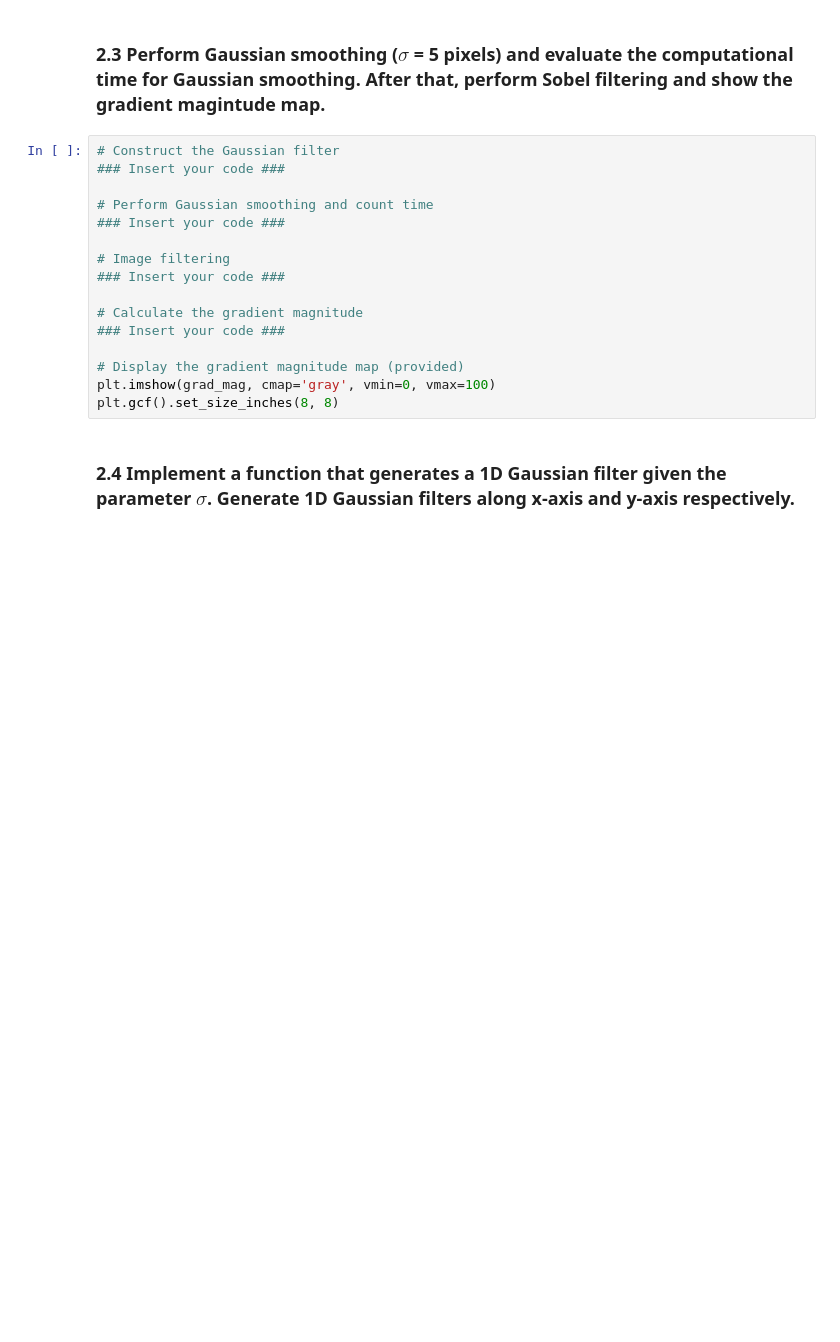
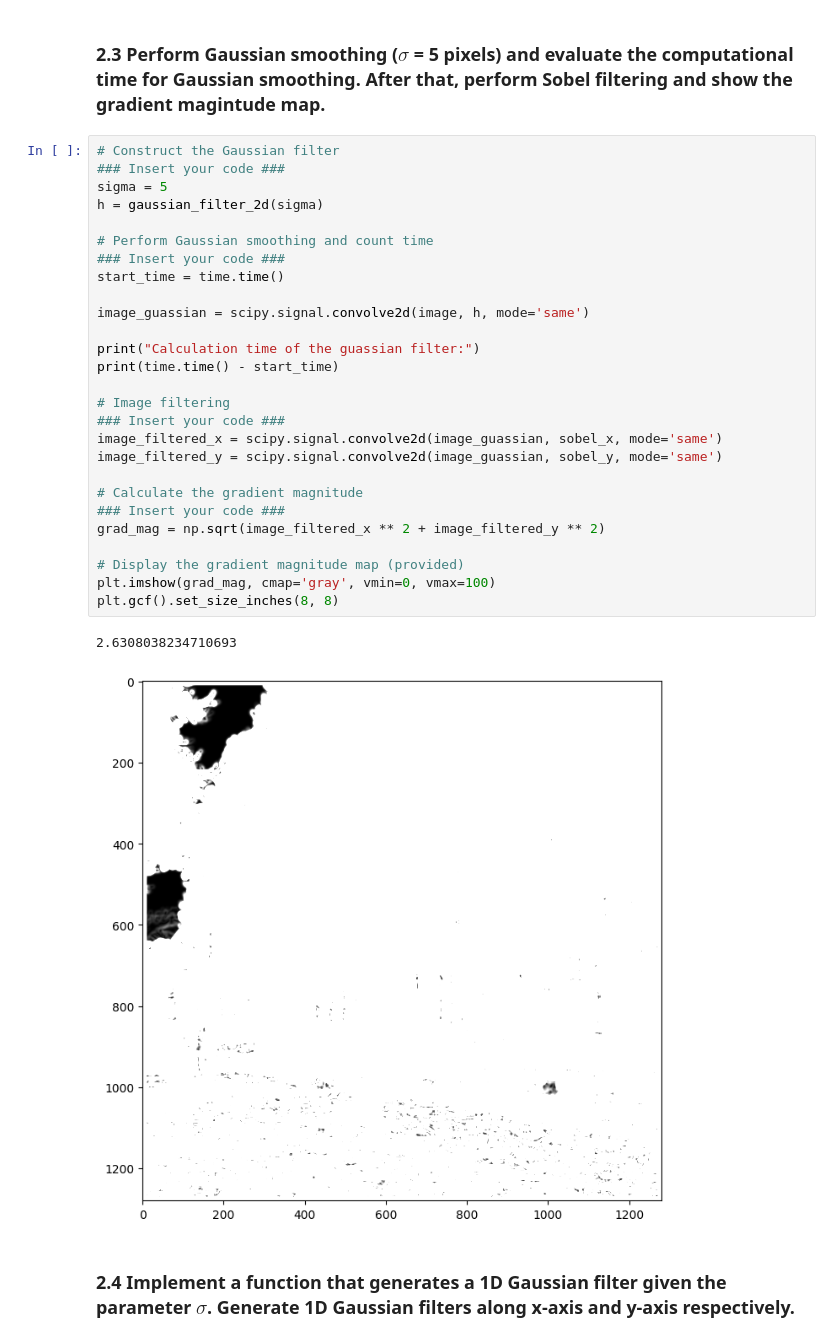
Before and after one commit to SkyCraftZheng/Computer_Vision_2024, a Jupyter notebook: coursework_01/coursework_01.ipynb, the cells around one changed output. Saved outputs shown, nothing was run; the diff lists cells and outputs as text; blank space fills up the shorter version.

```diff
--- a/coursework_01/coursework_01.ipynb
+++ b/coursework_01/coursework_01.ipynb
@@ -164,19 +176,33 @@ plt.imshow(h)
 # %%
 # Construct the Gaussian filter
 ### Insert your code ###
+sigma = 5
+h = gaussian_filter_2d(sigma)
 
 # Perform Gaussian smoothing and count time
 ### Insert your code ###
+start_time = time.time()
+
+image_guassian = scipy.signal.convolve2d(image, h, mode='same')
+
+print("Calculation time of the guassian filter:")
+print(time.time() - start_time)
 
 # Image filtering
 ### Insert your code ###
+image_filtered_x = scipy.signal.convolve2d(image_guassian, sobel_x, mode='same')
+image_filtered_y = scipy.signal.convolve2d(image_guassian, sobel_y, mode='same')
 
 # Calculate the gradient magnitude
 ### Insert your code ###
+grad_mag = np.sqrt(image_filtered_x ** 2 + image_filtered_y ** 2)
 
 # Display the gradient magnitude map (provided)
 plt.imshow(grad_mag, cmap='gray', vmin=0, vmax=100)
 plt.gcf().set_size_inches(8, 8)
+# %% [output]
+2.6308038234710693
+[figure, added]
 # %% [markdown]
 ### 2.4 Implement a function that generates a 1D Gaussian filter given the parameter $\sigma$. Generate 1D Gaussian filters along x-axis and y-axis respectively.
 # %%
```
Also changed, not shown: parts of 5 cells of this notebook.
